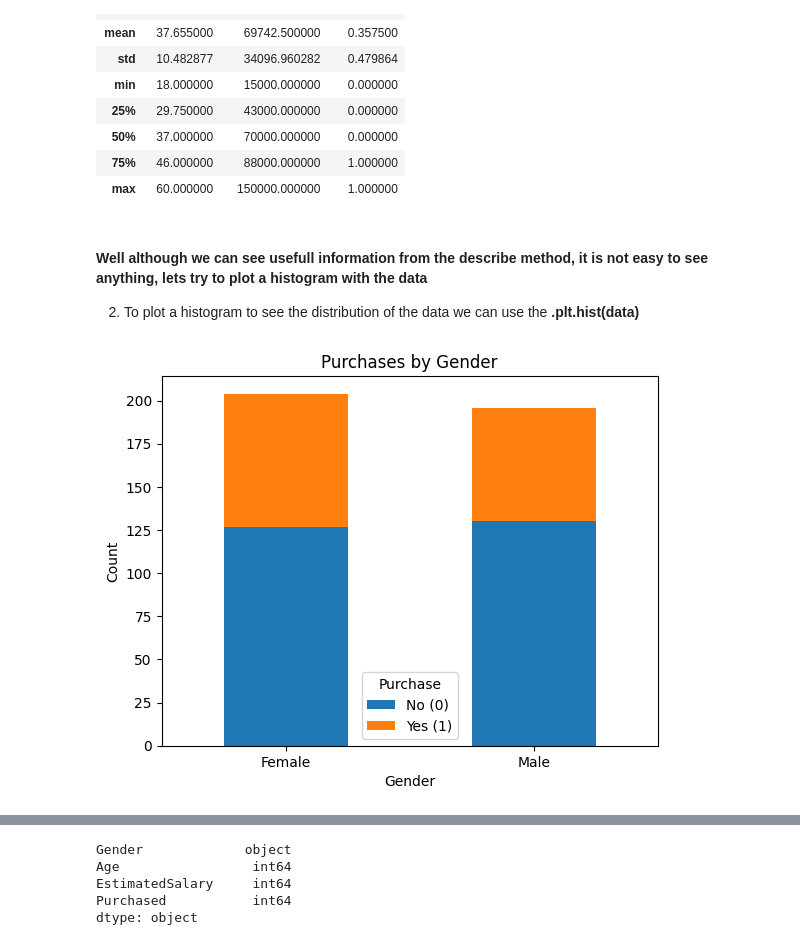
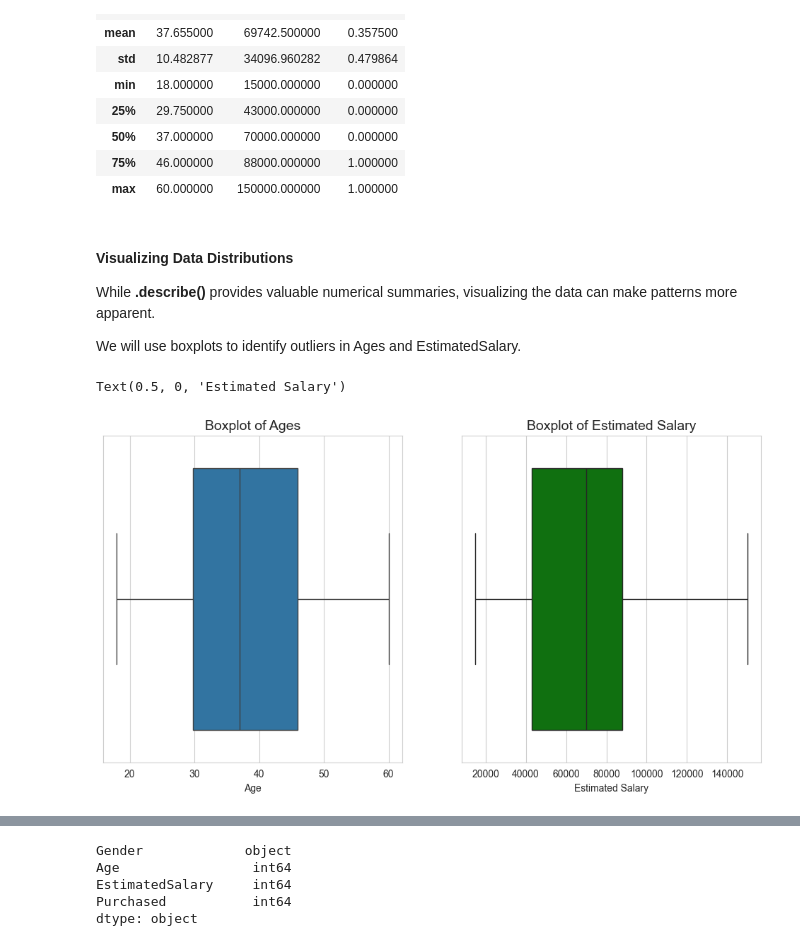
Before and after one commit to leo-areias/LogisticReg_study, a Jupyter notebook: Social_network_ads.ipynb, the cells around one changed output, grey strips where cells are left out. Saved outputs shown, nothing was run; the diff lists cells and outputs as text; code cells hidden in the pictures.

```diff
--- a/Social_network_ads.ipynb
+++ b/Social_network_ads.ipynb
@@ -76,19 +85,27 @@ df.describe()
 | 75% | 46.000000 | 88000.000000 | 1.000000 |
 | max | 60.000000 | 150000.000000 | 1.000000 |
 # %% [markdown]
-#### Well although we can see usefull information from the describe method, it is not easy to see anything, lets try to plot a histogram with the data
+#### Visualizing Data Distributions
 
-2. To plot a histogram to see the distribution of the data we can use the **.plt.hist(data)**
+While **.describe()** provides valuable numerical summaries, visualizing the data can make patterns more apparent.
+
+We will use boxplots to identify outliers in Ages and EstimatedSalary.
 # %%
-grouped_data = df.groupby(['Gender', 'Purchased']).size().unstack(fill_value=0)
+# Set Seaborn style
+sns.set_style("whitegrid")
 
-# Plot the histogram
-grouped_data.plot(kind='bar', stacked=True)
-plt.title('Purchases by Gender')
-plt.xlabel('Gender')
-plt.ylabel('Count')
-plt.xticks(rotation=0)
-plt.legend(title='Purchase', labels=['No (0)', 'Yes (1)'])
-plt.show()
+# Create figure
+fig, axes = plt.subplots(1, 2, figsize=(12, 6))
+
+# 1. Boxplot for Age Distribution (Detect Outliers)
+sns.boxplot(x=df["Age"], ax=axes[0])
+axes[0].set_title("Boxplot of Ages", fontsize=14)
+axes[0].set_xlabel("Age")
+
+# 2. Boxplot for Estimated Salary Distribution (Detect Outliers)
+sns.boxplot(x=df["EstimatedSalary"], color="green", ax=axes[1])
+axes[1].set_title("Boxplot of Estimated Salary", fontsize=14)
+axes[1].set_xlabel("Estimated Salary")
 # %% [output]
+Text(0.5, 0, 'Estimated Salary')
-[figure, old version]
+[figure, new version]
```
Also changed, not shown: parts of 26 cells of this notebook, 1 other file.
